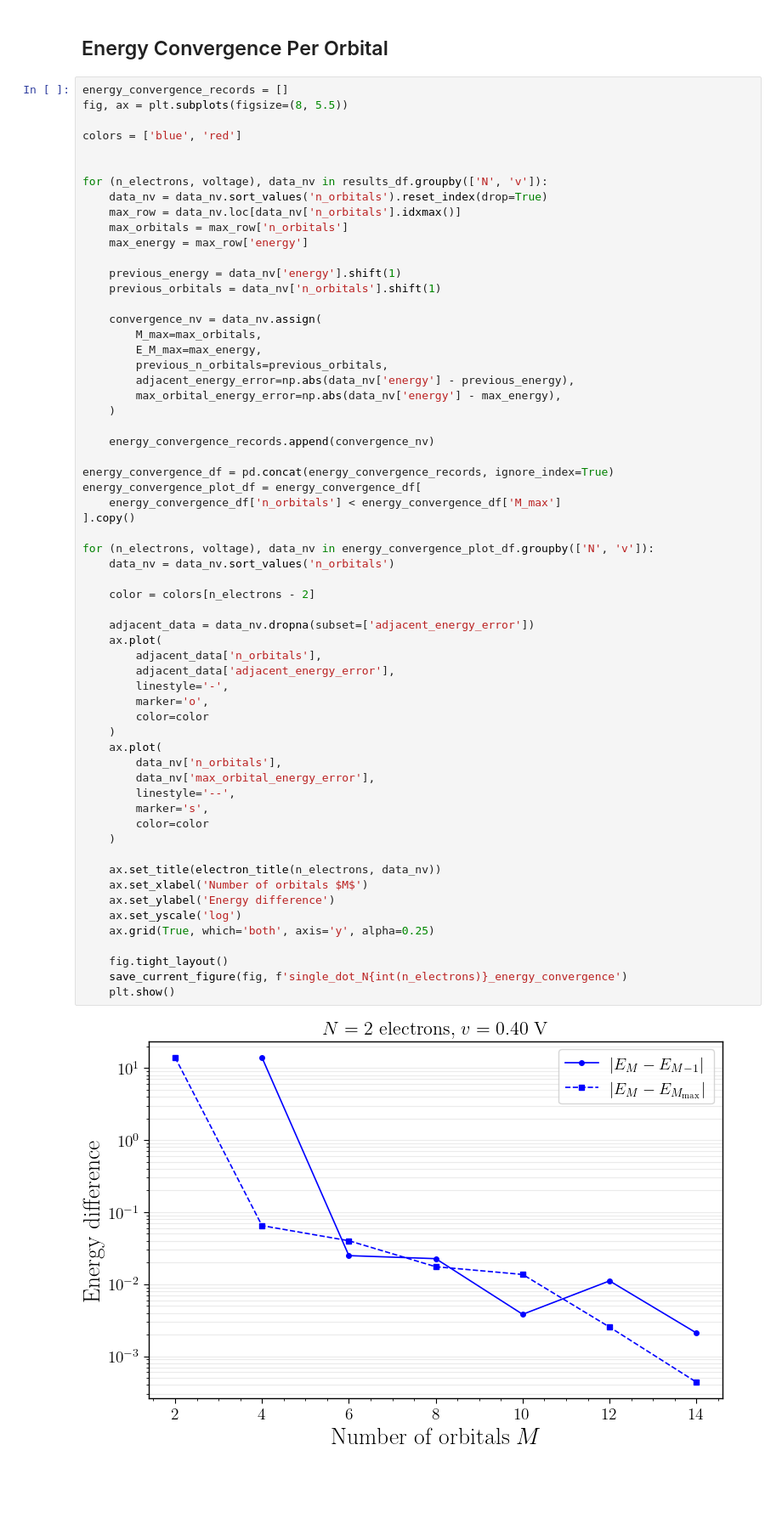
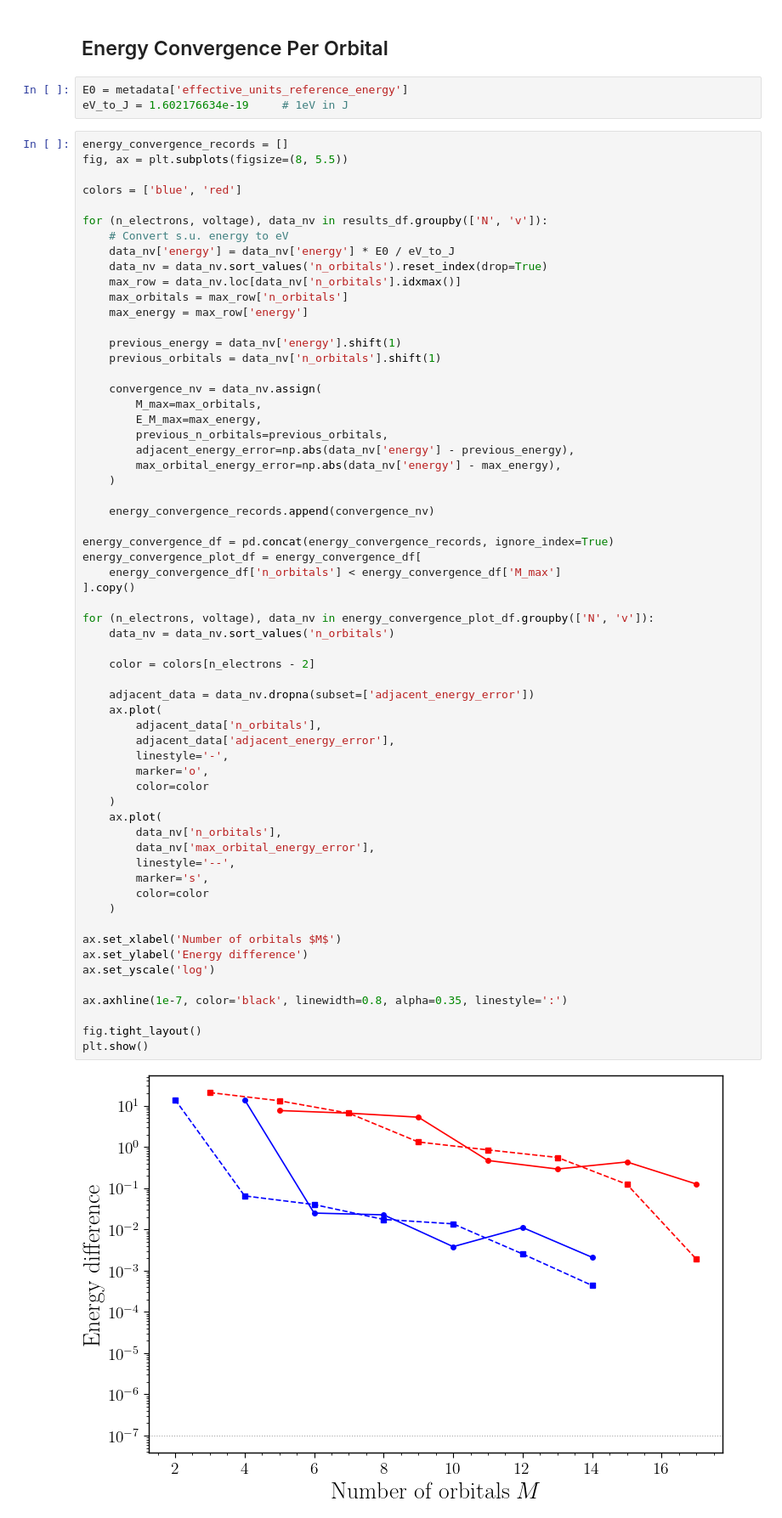
Before and after one commit to LeanderReascos/QDots, a Jupyter notebook: charge_stability/single_dot_results.ipynb, the cells around one changed output. Shown at 85% size. Saved outputs shown, nothing was run; the diff lists cells and outputs as text; blank space fills up the shorter version.

```diff
--- a/charge_stability/single_dot_results.ipynb
+++ b/charge_stability/single_dot_results.ipynb
@@ -645,14 +645,18 @@ plt.show()
 [figure]
 # %% [markdown]
 ## Energy Convergence Per Orbital
+# %%
+E0 = metadata['effective_units_reference_energy']
+eV_to_J = 1.602176634e-19     # 1eV in J
 # %%
 energy_convergence_records = []
 fig, ax = plt.subplots(figsize=(8, 5.5))
 
 colors = ['blue', 'red']
 
-
 for (n_electrons, voltage), data_nv in results_df.groupby(['N', 'v']):
+    # Convert s.u. energy to eV
+    data_nv['energy'] = data_nv['energy'] * E0 / eV_to_J
     data_nv = data_nv.sort_values('n_orbitals').reset_index(drop=True)
     max_row = data_nv.loc[data_nv['n_orbitals'].idxmax()]
     max_orbitals = max_row['n_orbitals']
@@ -672,39 +676,38 @@ for (n_electrons, voltage), data_nv in results_df.groupby(['N', 'v']):
     energy_convergence_records.append(convergence_nv)
 
 energy_convergence_df = pd.concat(energy_convergence_records, ignore_index=True)
 energy_convergence_plot_df = energy_convergence_df[
     energy_convergence_df['n_orbitals'] < energy_convergence_df['M_max']
 ].copy()
 
 for (n_electrons, voltage), data_nv in energy_convergence_plot_df.groupby(['N', 'v']):
     data_nv = data_nv.sort_values('n_orbitals')
 
     color = colors[n_electrons - 2]
 
     adjacent_data = data_nv.dropna(subset=['adjacent_energy_error'])
     ax.plot(
         adjacent_data['n_orbitals'],
         adjacent_data['adjacent_energy_error'],
         linestyle='-',
         marker='o',
         color=color
     )
     ax.plot(
         data_nv['n_orbitals'],
         data_nv['max_orbital_energy_error'],
         linestyle='--',
         marker='s',
         color=color
     )
 
-    ax.set_title(electron_title(n_electrons, data_nv))
-    ax.set_xlabel('Number of orbitals $M$')
-    ax.set_ylabel('Energy difference')
-    ax.set_yscale('log')
-    ax.grid(True, which='both', axis='y', alpha=0.25)
+ax.set_xlabel('Number of orbitals $M$')
+ax.set_ylabel('Energy difference')
+ax.set_yscale('log')
 
-    fig.tight_layout()
-    save_current_figure(fig, f'single_dot_N{int(n_electrons)}_energy_convergence')
-    plt.show()
+ax.axhline(1e-7, color='black', linewidth=0.8, alpha=0.35, linestyle=':')
+
+fig.tight_layout()
+plt.show()
 # %% [output]
-[figure, old version]
+[figure, new version]
```
